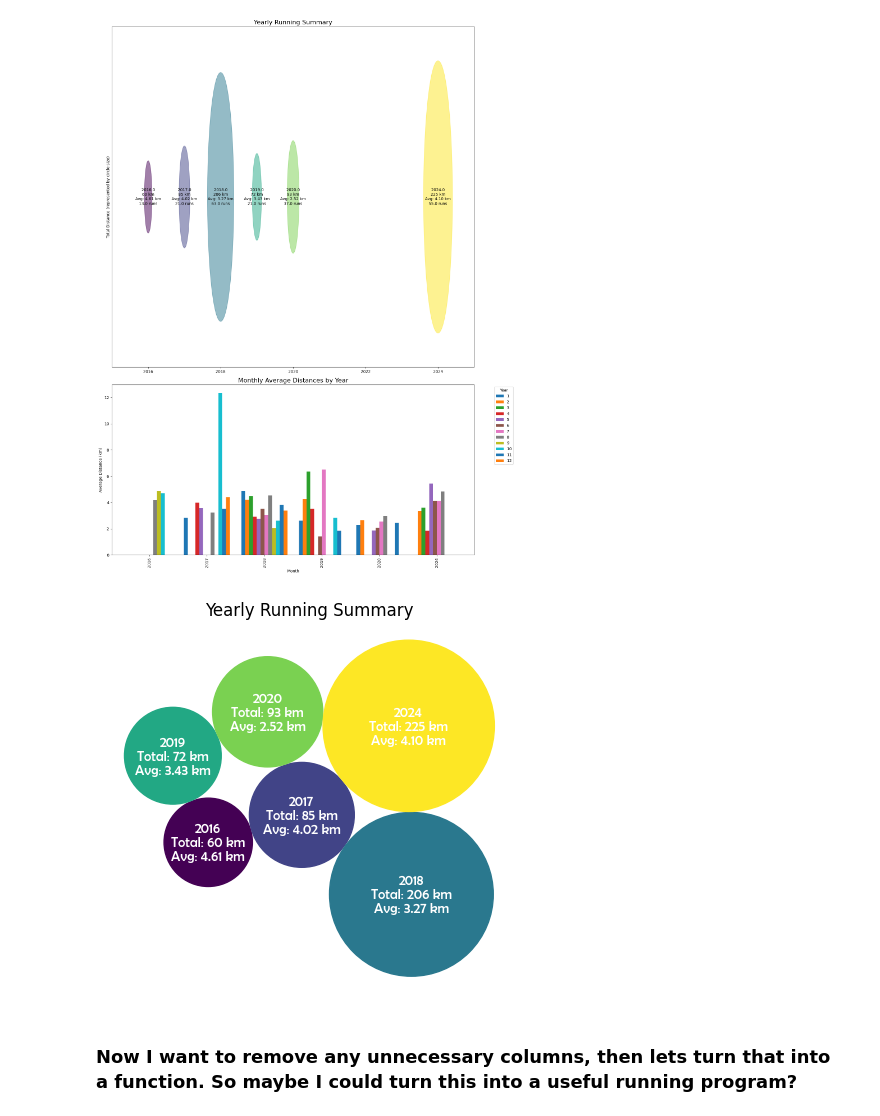
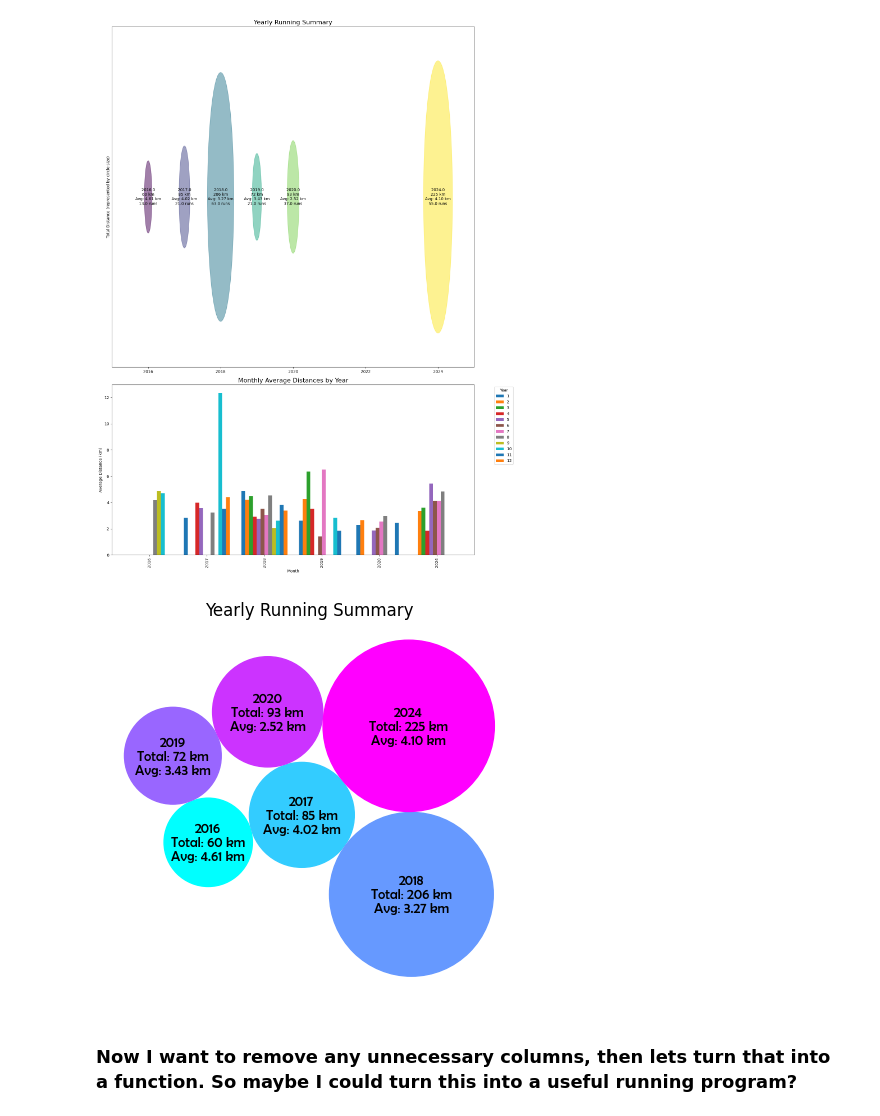
Before and after one commit to azaidrahman/Running-Analysis, a Jupyter notebook: Analysis/activities_analysis.ipynb, the cells around one changed output. Saved outputs shown, nothing was run; the diff lists cells and outputs as text; code cells hidden in the pictures.

```diff
--- a/Analysis/activities_analysis.ipynb
+++ b/Analysis/activities_analysis.ipynb
@@ -100,14 +88,4 @@ plt.show()
 # %%
-
-# Convert 'activity_date' to datetime
-df['activity_date'] = pd.to_datetime(df['activity_date'])
-
-# Filter out years 2021-2023
-df = df[(df['activity_date'].dt.year < 2021) | (df['activity_date'].dt.year >= 2024)]
-
-# Calculate average running distance
-avg_distance = df['distance'].mean()
-
 # Create the plot
 plt.figure(figsize=(15, 8))
 
@@ -127,13 +105,13 @@ plt.legend(fontsize=10)
 plt.xticks(rotation=45)
 
 # Add text annotations for years
-for year in df['activity_date'].dt.year.unique():
-    plt.text(df[df['activity_date'].dt.year == year]['activity_date'].mean(),
-             plt.ylim()[1], str(year),
-             horizontalalignment='center', verticalalignment='top')
+# for year in df['activity_date'].dt.year.unique():
+#     plt.text(df[df['activity_date'].dt.year == year]['activity_date'].mean(),
+#              plt.ylim()[1], str(year),
+#              horizontalalignment='center', verticalalignment='top')
 
 # Add grid for better readability
-plt.grid(True, linestyle=':', alpha=0.7)
+# plt.grid(True, linestyle=':', alpha=0.7)
 
 # Identify hotspots (periods with high frequency and/or distance)
 df['Month'] = df['activity_date'].dt.to_period('M')
@@ -209,103 +263,29 @@ plt.show()
 # %%
-# Assuming df is your DataFrame with the running data
-# and you've already calculated yearly_stats as before
 
-class BubbleChart:
-    def __init__(self, area, bubble_spacing=0):
-        area = np.asarray(area)
-        r = np.sqrt(area / np.pi)
-        self.bubble_spacing = bubble_spacing
-        self.bubbles = np.ones((len(area), 4))
-        self.bubbles[:, 2] = r
-        self.bubbles[:, 3] = area
-        self.maxstep = 2 * self.bubbles[:, 2].max() + self.bubble_spacing
-        self.step_dist = self.maxstep / 2
-        length = np.ceil(np.sqrt(len(self.bubbles)))
-        grid = np.arange(length) * self.maxstep
-        gx, gy = np.meshgrid(grid, grid)
-        self.bubbles[:, 0] = gx.flatten()[:len(self.bubbles)]
-        self.bubbles[:, 1] = gy.flatten()[:len(self.bubbles)]
-        self.com = self.center_of_mass()
-
-    def center_of_mass(self):
-        return np.average(self.bubbles[:, :2], axis=0, weights=self.bubbles[:, 3])
-
-    def center_distance(self, bubble, bubbles):
-        return np.hypot(bubble[0] - bubbles[:, 0], bubble[1] - bubbles[:, 1])
-
-    def outline_distance(self, bubble, bubbles):
-        center_distance = self.center_distance(bubble, bubbles)
-        return center_distance - bubble[2] - bubbles[:, 2] - self.bubble_spacing
-
-    def check_collisions(self, bubble, bubbles):
-        distance = self.outline_distance(bubble, bubbles)
-        return len(distance[distance < 0])
-
-    def collides_with(self, bubble, bubbles):
-        distance = self.outline_distance(bubble, bubbles)
-        idx_min = np.argmin(distance)
-        return idx_min if type(idx_min) == np.ndarray else [idx_min]
-
-    def collapse(self, n_iterations=50):
-        for _i in range(n_iterations):
-            moves = 0
-            for i in range(len(self.bubbles)):
-                rest_bub = np.delete(self.bubbles, i, 0)
-                dir_vec = self.com - self.bubbles[i, :2]
-                dir_vec = dir_vec / np.sqrt(dir_vec.dot(dir_vec))
-                new_point = self.bubbles[i, :2] + dir_vec * self.step_dist
-                new_bubble = np.append(new_point, self.bubbles[i, 2:4])
-                if not self.check_collisions(new_bubble, rest_bub):
-                    self.bubbles[i, :] = new_bubble
-                    self.com = self.center_of_mass()
-                    moves += 1
-                else:
-                    for colliding in self.collides_with(new_bubble, rest_bub):
-                        dir_vec = rest_bub[colliding, :2] - self.bubbles[i, :2]
-                        dir_vec = dir_vec / np.sqrt(dir_vec.dot(dir_vec))
-                        orth = np.array([dir_vec[1], -dir_vec[0]])
-                        new_point1 = self.bubbles[i, :2] + orth * self.step_dist
-                        new_point2 = self.bubbles[i, :2] - orth * self.step_dist
-                        dist1 = self.center_distance(self.com, np.array([new_point1]))
-                        dist2 = self.center_distance(self.com, np.array([new_point2]))
-                        new_point = new_point1 if dist1 < dist2 else new_point2
-                        new_bubble = np.append(new_point, self.bubbles[i, 2:4])
-                        if not self.check_collisions(new_bubble, rest_bub):
-                            self.bubbles[i, :] = new_bubble
-                            self.com = self.center_of_mass()
-            if moves / len(self.bubbles) < 0.1:
-                self.step_dist = self.step_dist / 2
-
-    def plot(self, ax, labels, colors,font_color):
-        for i in range(len(self.bubbles)):
-            circ = plt.Circle(self.bubbles[i, :2], self.bubbles[i, 2], color=colors[i])
-            ax.add_patch(circ)
-            ax.text(*self.bubbles[i, :2], labels[i],
-                    horizontalalignment='center', verticalalignment='center',color=font_color,fontname='Berlin Sans FB',size='medium',fontweight='roman')
 
 # Prepare data for bubble chart
 num_years = len(yearly_stats)
-colors = plt.cm.viridis(np.linspace(0, 1, num_years))
+colors = plt.cm.cool(np.linspace(0, 1, num_years))
 yearly_stats['color'] = colors.tolist()  # Convert numpy array to list
 bubble_chart = BubbleChart(area=yearly_stats['total_distance'],
                            bubble_spacing=0.1)
 
 bubble_chart.collapse()
 
 fig, ax = plt.subplots(subplot_kw=dict(aspect="equal"))
 labels = [f"{year}\nTotal: {total:.0f} km\nAvg: {avg:.2f} km"
           for year, total, avg in zip(yearly_stats['year'],
                                       yearly_stats['total_distance'],
                                       yearly_stats['avg_distance'])]
-bubble_chart.plot(ax, labels, yearly_stats['color'],'white')
+bubble_chart.plot(ax, labels, yearly_stats['color'],'black')
 ax.axis("off")
 ax.relim()
 ax.autoscale_view()
 ax.set_title('Yearly Running Summary')
 
 plt.show()
 # %% [output]
-[figure, old version]
+[figure, new version]
 # %% [markdown]
 ### Now I want to remove any unnecessary columns, then lets turn that into a function. So maybe I could turn this into a useful running program?
 # %%
```
Also changed, not shown: parts of 21 cells of this notebook.
